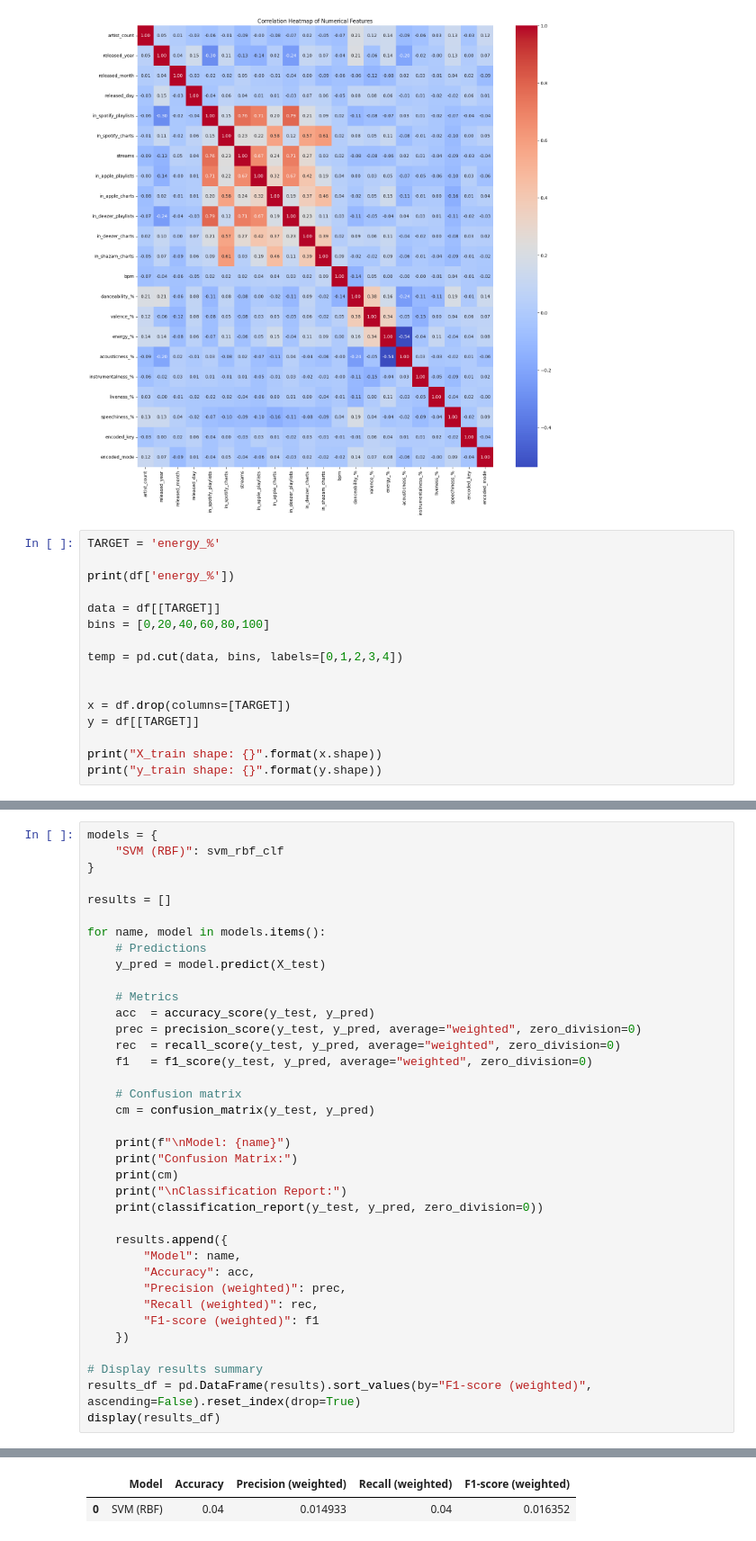
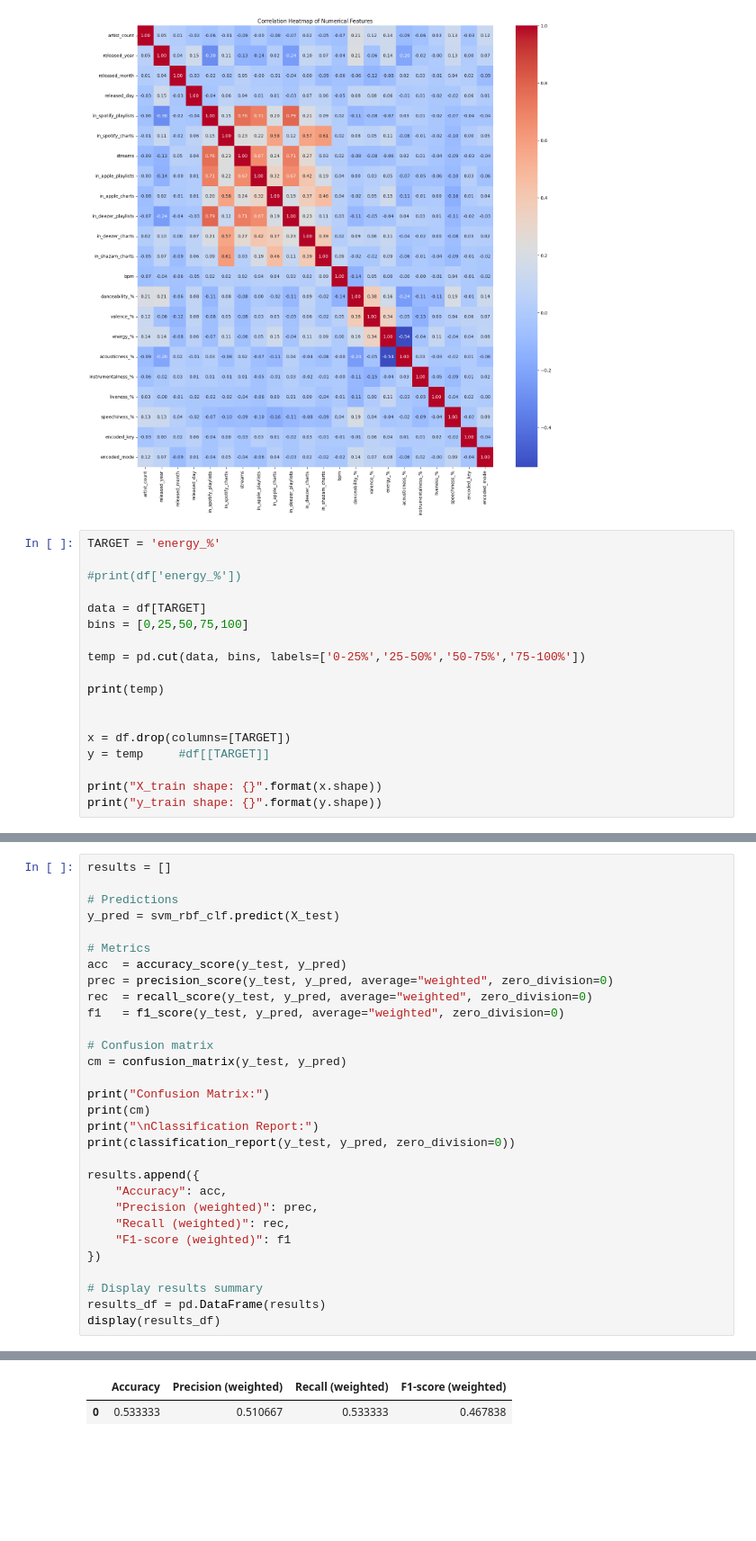
Before and after one commit to michellemenor/DS3000Project, a Jupyter notebook: SVM Training Model.ipynb, the cells around one changed output, grey strips where cells are left out. Shown at 90% size. Saved outputs shown, nothing was run; the diff lists cells and outputs as text; blank space fills up the shorter version.

```diff
--- a/SVM Training Model.ipynb
+++ b/SVM Training Model.ipynb
@@ -160,16 +158,18 @@ plt.show()
 # %%
 TARGET = 'energy_%'
 
-print(df['energy_%'])
+#print(df['energy_%'])
 
-data = df[[TARGET]]
-bins = [0,20,40,60,80,100]
+data = df[TARGET]
+bins = [0,25,50,75,100]
 
-temp = pd.cut(data, bins, labels=[0,1,2,3,4])
+temp = pd.cut(data, bins, labels=['0-25%','25-50%','50-75%','75-100%'])
+
+print(temp)
 
 
 x = df.drop(columns=[TARGET])
-y = df[[TARGET]]
+y = temp     #df[[TARGET]]
 
 print("X_train shape: {}".format(x.shape))
 print("y_train shape: {}".format(y.shape))
@@ -313,38 +277,31 @@ Training Times (milliseconds):578
 # %%
-models = {
-    "SVM (RBF)": svm_rbf_clf
-}
-
 results = []
 
-for name, model in models.items():
-    # Predictions
-    y_pred = model.predict(X_test)
+# Predictions
+y_pred = svm_rbf_clf.predict(X_test)
 
-    # Metrics
-    acc  = accuracy_score(y_test, y_pred)
-    prec = precision_score(y_test, y_pred, average="weighted", zero_division=0)
-    rec  = recall_score(y_test, y_pred, average="weighted", zero_division=0)
-    f1   = f1_score(y_test, y_pred, average="weighted", zero_division=0)
+# Metrics
+acc  = accuracy_score(y_test, y_pred)
+prec = precision_score(y_test, y_pred, average="weighted", zero_division=0)
+rec  = recall_score(y_test, y_pred, average="weighted", zero_division=0)
+f1   = f1_score(y_test, y_pred, average="weighted", zero_division=0)
 
-    # Confusion matrix
-    cm = confusion_matrix(y_test, y_pred)
+# Confusion matrix
+cm = confusion_matrix(y_test, y_pred)
 
-    print(f"\nModel: {name}")
-    print("Confusion Matrix:")
-    print(cm)
-    print("\nClassification Report:")
-    print(classification_report(y_test, y_pred, zero_division=0))
+print("Confusion Matrix:")
+print(cm)
+print("\nClassification Report:")
+print(classification_report(y_test, y_pred, zero_division=0))
 
-    results.append({
-        "Model": name,
-        "Accuracy": acc,
-        "Precision (weighted)": prec,
-        "Recall (weighted)": rec,
-        "F1-score (weighted)": f1
-    })
+results.append({
+    "Accuracy": acc,
+    "Precision (weighted)": prec,
+    "Recall (weighted)": rec,
+    "F1-score (weighted)": f1
+})
 
 # Display results summary
-results_df = pd.DataFrame(results).sort_values(by="F1-score (weighted)", ascending=False).reset_index(drop=True)
+results_df = pd.DataFrame(results)
 display(results_df)
 # %% [output]
@@ -368,2 +325,2 @@ weighted avg       0.01      0.04      0.02        75
-|  | Model | Accuracy | Precision (weighted) | Recall (weighted) | F1-score (weighted) |
-| 0 | SVM (RBF) | 0.04 | 0.014933 | 0.04 | 0.016352 |
+|  | Accuracy | Precision (weighted) | Recall (weighted) | F1-score (weighted) |
+| 0 | 0.533333 | 0.510667 | 0.533333 | 0.467838 |
```
Also changed, not shown: parts of 6 cells of this notebook.
